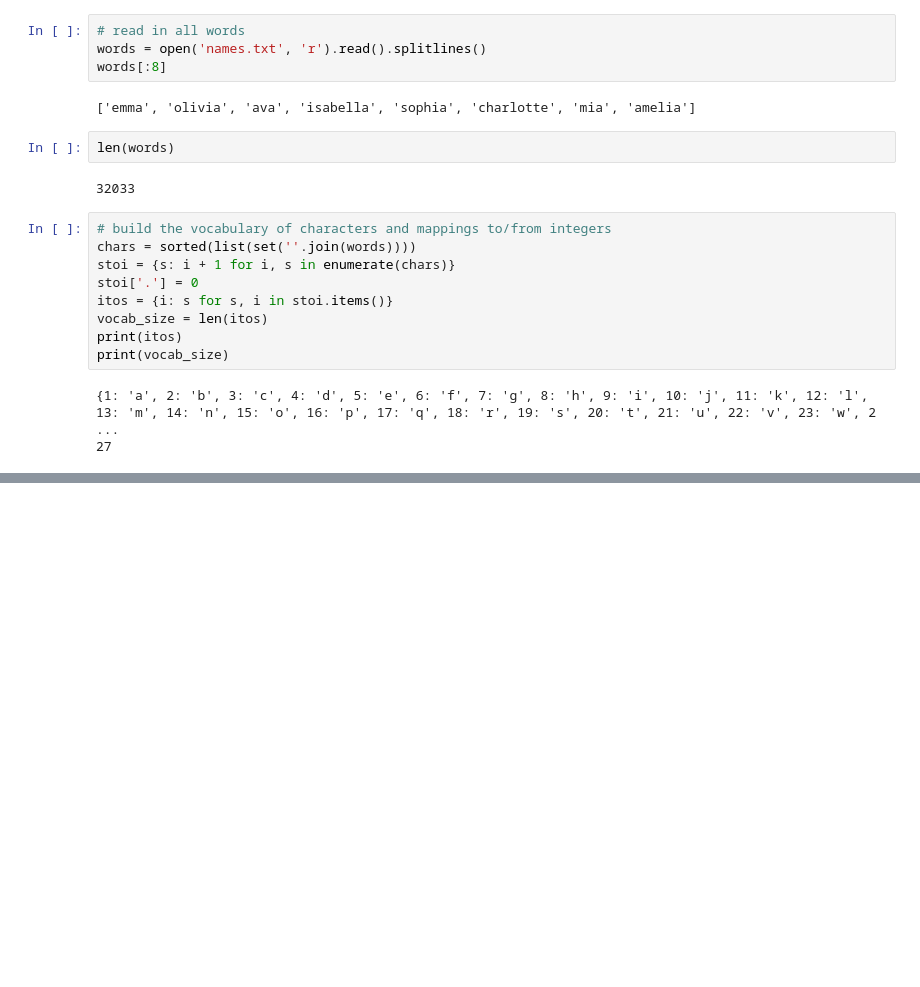
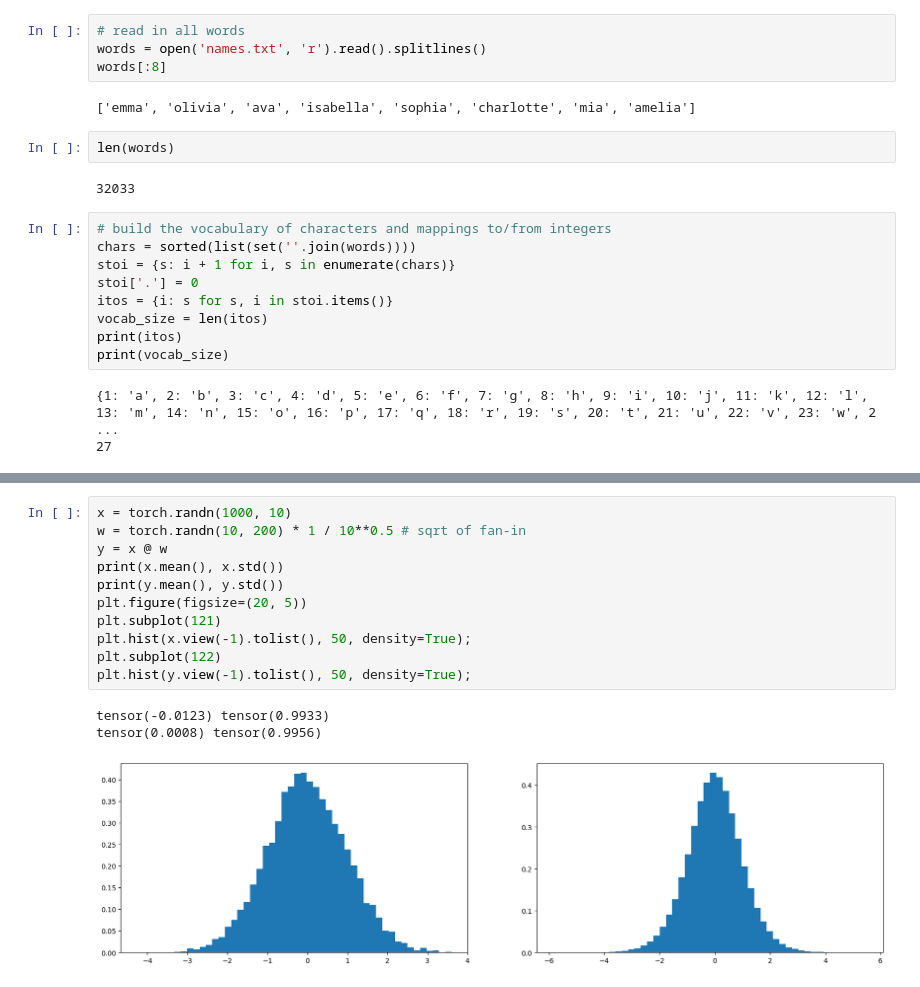
Before and after one commit to teome/aknn, a Jupyter notebook: makemore/makemore_part3_bn.ipynb, the cells around one changed output, grey strips where cells are left out. Cells and saved outputs as stored; diff of their text form; blank space fills up the shorter version.

```diff
--- a/makemore/makemore_part3_bn.ipynb
+++ b/makemore/makemore_part3_bn.ipynb
@@ -76,6 +76,21 @@ for p in parameters:
     p.requires_grad = True
 # %% [output]
 11897
+# %%
+x = torch.randn(1000, 10)
+w = torch.randn(10, 200) * 1 / 10**0.5 # sqrt of fan-in
+y = x @ w
+print(x.mean(), x.std())
+print(y.mean(), y.std())
+plt.figure(figsize=(20, 5))
+plt.subplot(121)
+plt.hist(x.view(-1).tolist(), 50, density=True);
+plt.subplot(122)
+plt.hist(y.view(-1).tolist(), 50, density=True);
+# %% [output]
+tensor(-0.0123) tensor(0.9933)
+tensor(0.0008) tensor(0.9956)
+[figure, added]
 # %%
 # same optimization as last time
 max_steps = 200000
```
Also changed, not shown: parts of 14 cells of this notebook.
